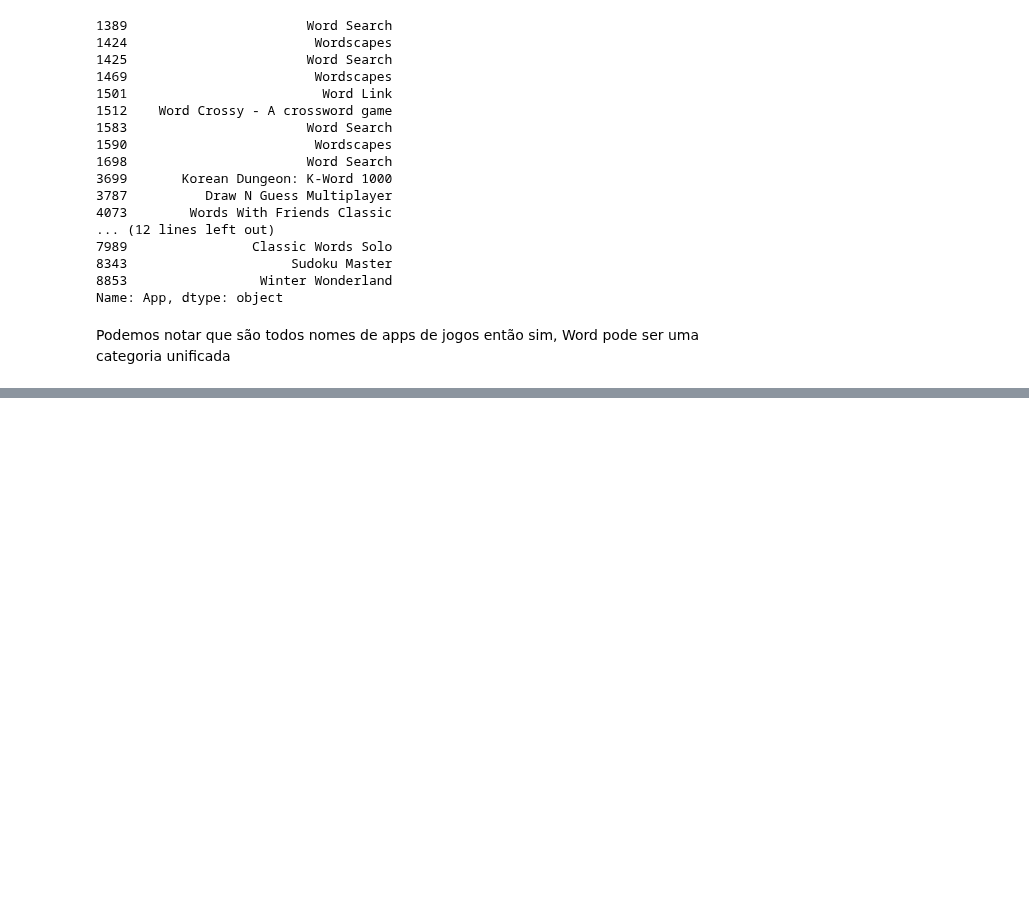
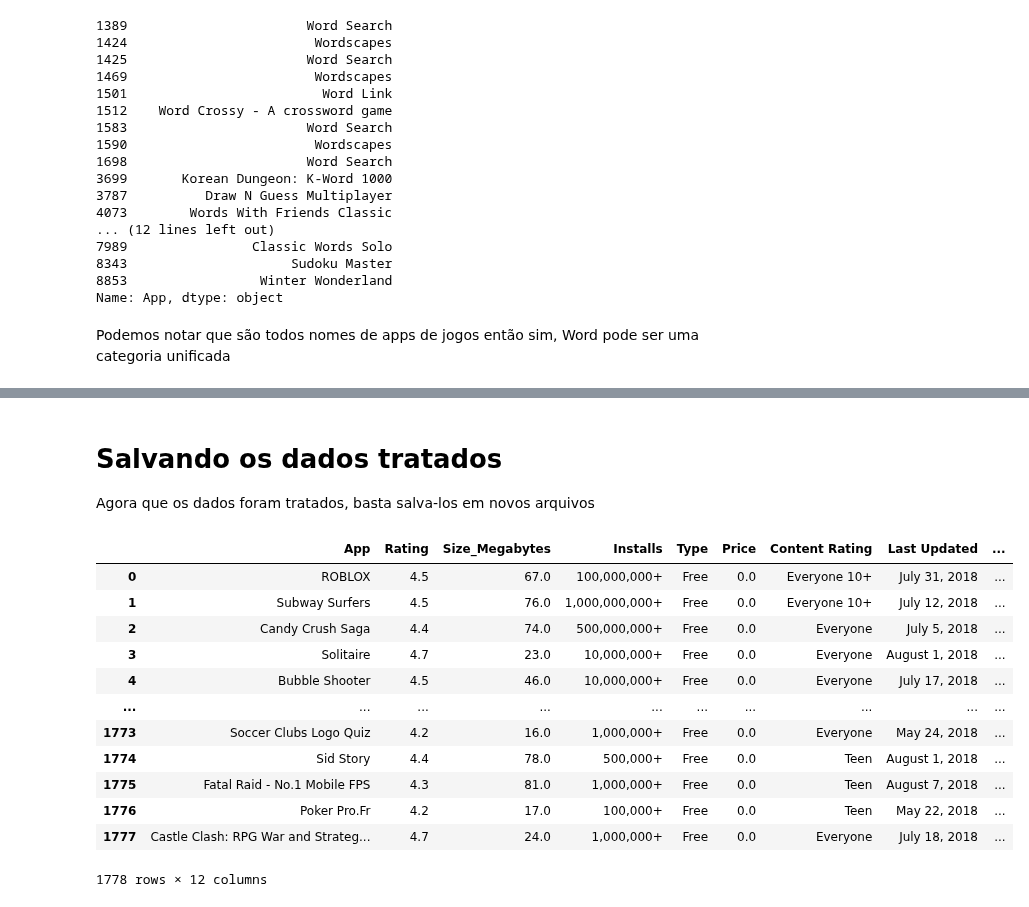
Before and after one commit to AlvaroSampaio/Google-play-store-apps, a Jupyter notebook: notebooks/01A-limpeza-de-dados.ipynb, the cells around one changed output, grey strips where cells are left out. Saved outputs shown, nothing was run; the diff lists cells and outputs as text; code cells hidden in the pictures; blank space fills up the shorter version.

Commit message:
Padronizando as colunas de SIZE dos dois dataframes

```diff
--- a/notebooks/01A-limpeza-de-dados.ipynb
+++ b/notebooks/01A-limpeza-de-dados.ipynb
@@ -560,0 +567,27 @@ df_games_renomeados['Genres_1'] = df_games_renomeados['Genres_1'].replace(mapeam
+# %%
+def convert_to_mb(size):
+    """
+    Converte valores de tamanho de armazenamento para megabytes (MB).
+
+    Esta função recebe um valor de tamanho como string e o converte para megabytes (MB).
+    Os tamanhos podem ser dados em megabytes (M), kilobytes (k), texto indicando variação
+    (e.g., "Varies with device"), ou o valor "1000+" que representa tamanhos maiores que 1GB.
+    Valores em kilobytes são convertidos para megabytes dividindo por 1024.
+
+    Parâmetros:
+    size (str): Uma string representando o tamanho do aplicativo.
+                Exemplo: '19M', '700k', '1000+', 'Varies with device'
+
+    Retorna:
+    float: O tamanho convertido em megabytes (MB) como um número decimal.
+           Retorna NaN para valores indefinidos ou desconhecidos.
+
+    """
+    if 'M' in size:
+        return round(float(size.replace('M', '')),2)
+    elif 'k' in size:
+        return round(float(size.replace('k', '')) / 1024,2)
+    else:
+        return np.nan  # Para casos como "Varies with device"
+
+# Aplicar a função de conversão à coluna 'Size'
@@ -560,0 +629,7 @@ df_games_renomeados['Genres_1'] = df_games_renomeados['Genres_1'].replace(mapeam
+# %%
+df_games_padronizado = df_games_apps.copy()
+# %%
+df_games_padronizado['Size'] = df_games_padronizado['Size'].apply(convert_to_mb)
+df_games_padronizado['Size'] = df_games_padronizado['Size'].fillna('Not informed')
+df_games_padronizado['Size'] = df_games_padronizado['Size'].astype(str)
+df_games_padronizado = df_games_padronizado.rename(columns={'Size': 'Size_Megabytes'})
@@ -560,0 +656,19 @@ df_games_renomeados['Genres_1'] = df_games_renomeados['Genres_1'].replace(mapeam
+# %% [markdown]
+# Salvando os dados tratados
+Agora que os dados foram tratados, basta salva-los em novos arquivos
+# %%
+df_games_padronizado
+# %% [output]
+|  | App | Rating | Size_Megabytes | Installs | Type | Price | Content Rating | Last Updated | ... |
+| 0 | ROBLOX | 4.5 | 67.0 | 100,000,000+ | Free | 0.0 | Everyone 10+ | July 31, 2018 | ... |
+| 1 | Subway Surfers | 4.5 | 76.0 | 1,000,000,000+ | Free | 0.0 | Everyone 10+ | July 12, 2018 | ... |
+| 2 | Candy Crush Saga | 4.4 | 74.0 | 500,000,000+ | Free | 0.0 | Everyone | July 5, 2018 | ... |
+| 3 | Solitaire | 4.7 | 23.0 | 10,000,000+ | Free | 0.0 | Everyone | August 1, 2018 | ... |
+| 4 | Bubble Shooter | 4.5 | 46.0 | 10,000,000+ | Free | 0.0 | Everyone | July 17, 2018 | ... |
+| ... | ... | ... | ... | ... | ... | ... | ... | ... | ... |
+| 1773 | Soccer Clubs Logo Quiz | 4.2 | 16.0 | 1,000,000+ | Free | 0.0 | Everyone | May 24, 2018 | ... |
+| 1774 | Sid Story | 4.4 | 78.0 | 500,000+ | Free | 0.0 | Teen | August 1, 2018 | ... |
+| 1775 | Fatal Raid - No.1 Mobile FPS | 4.3 | 81.0 | 1,000,000+ | Free | 0.0 | Teen | August 7, 2018 | ... |
+| 1776 | Poker Pro.Fr | 4.2 | 17.0 | 100,000+ | Free | 0.0 | Teen | May 22, 2018 | ... |
+| 1777 | Castle Clash: RPG War and Strateg... | 4.7 | 24.0 | 1,000,000+ | Free | 0.0 | Everyone | July 18, 2018 | ... |
+1778 rows × 12 columns
```
Also changed, not shown: parts of 12 cells of this notebook.
